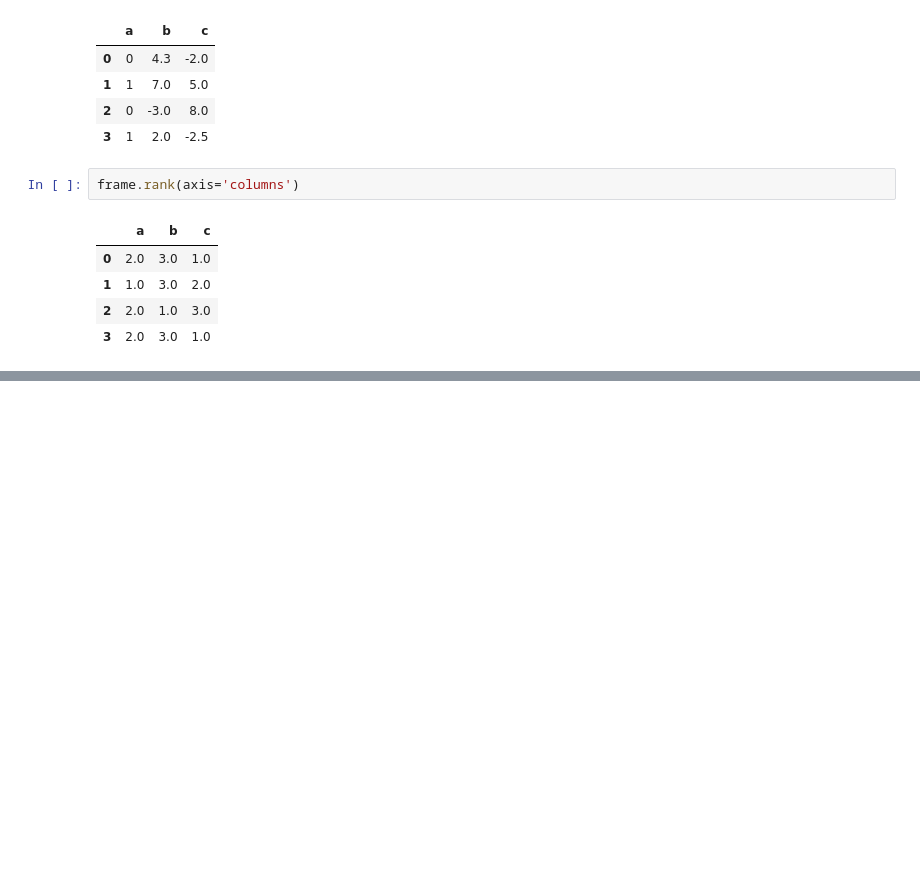
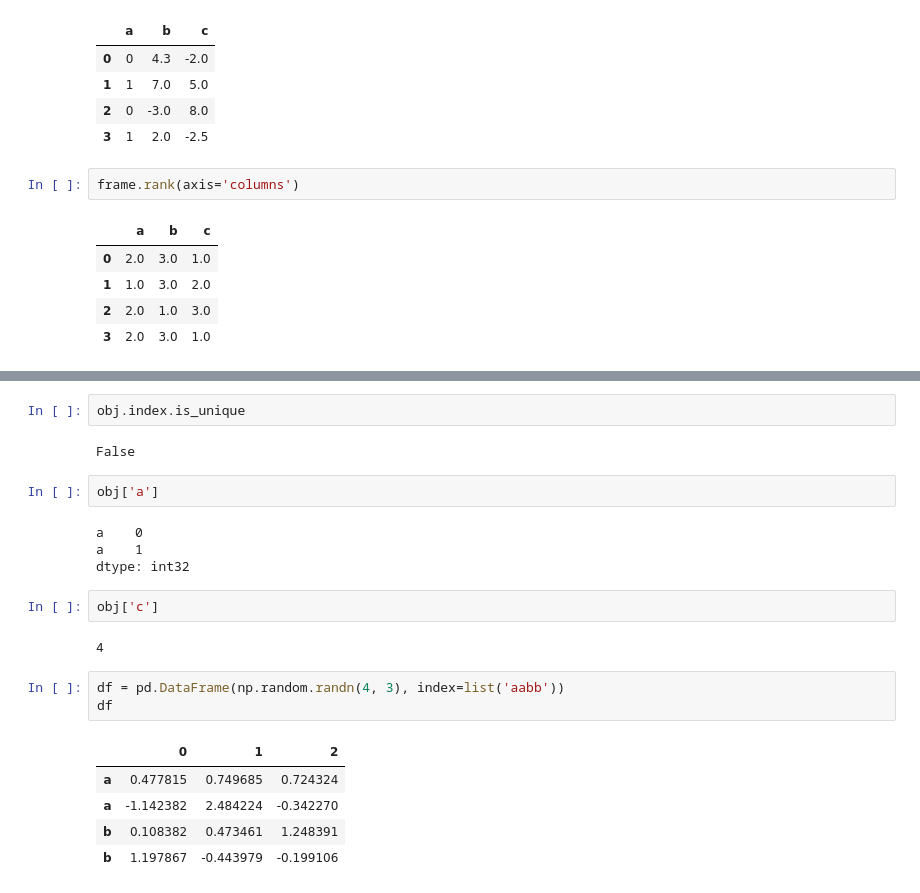
Before and after one commit to makotos-nlproc/py4da-shakyo, a Jupyter notebook: chap5.ipynb, the cells around one changed output, grey strips where cells are left out. Saved outputs shown, nothing was run; the diff lists cells and outputs as text; blank space fills up the shorter version.

```diff
--- a/chap5.ipynb
+++ b/chap5.ipynb
@@ -1172,0 +1185,23 @@ frame.rank(axis='columns')
+# %%
+obj.index.is_unique
+# %% [output]
+False
+# %%
+obj['a']
+# %% [output]
+a    0
+a    1
+dtype: int32
+# %%
+obj['c']
+# %% [output]
+4
+# %%
+df = pd.DataFrame(np.random.randn(4, 3), index=list('aabb'))
+df
+# %% [output]
+|  | 0 | 1 | 2 |
+| a | 0.477815 | 0.749685 | 0.724324 |
+| a | -1.142382 | 2.484224 | -0.342270 |
+| b | 0.108382 | 0.473461 | 1.248391 |
+| b | 1.197867 | -0.443979 | -0.199106 |
```
Also changed, not shown: parts of 4 cells of this notebook.
